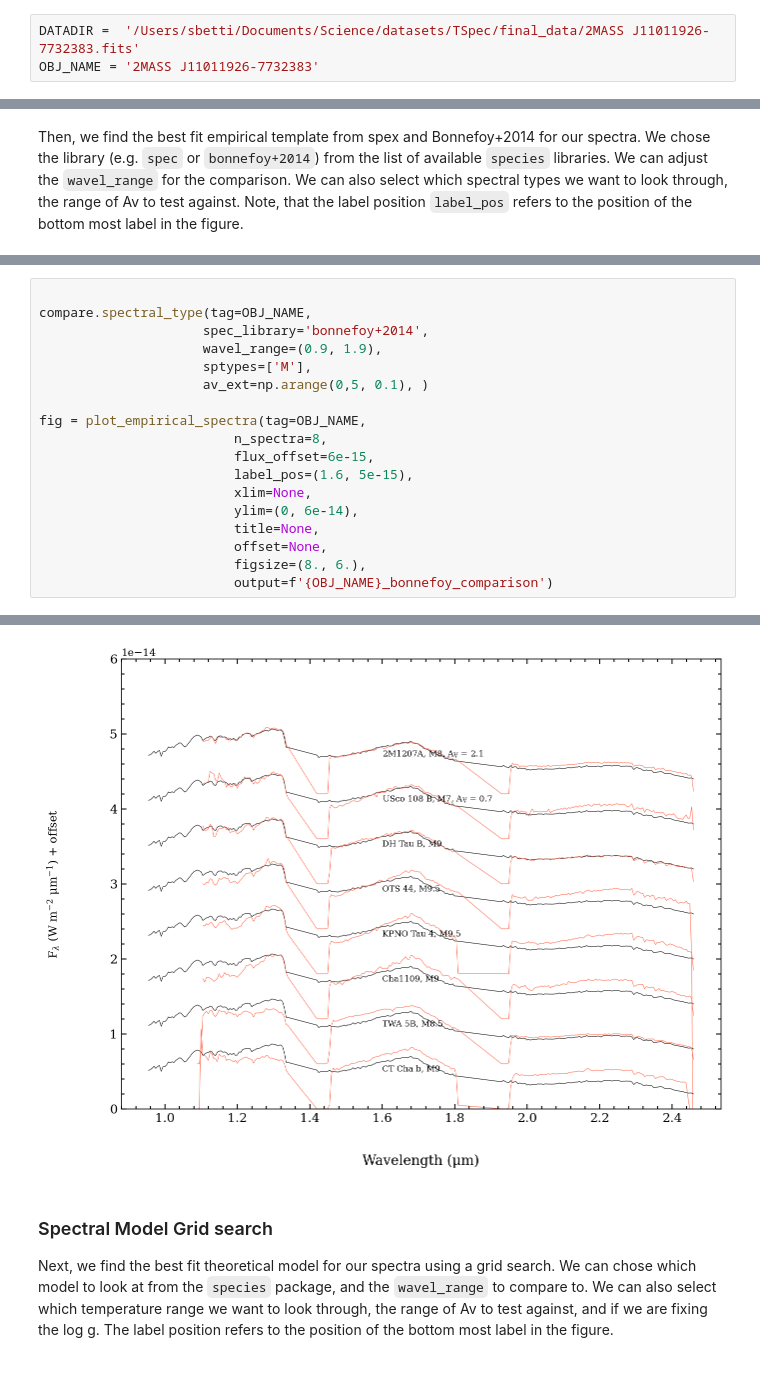
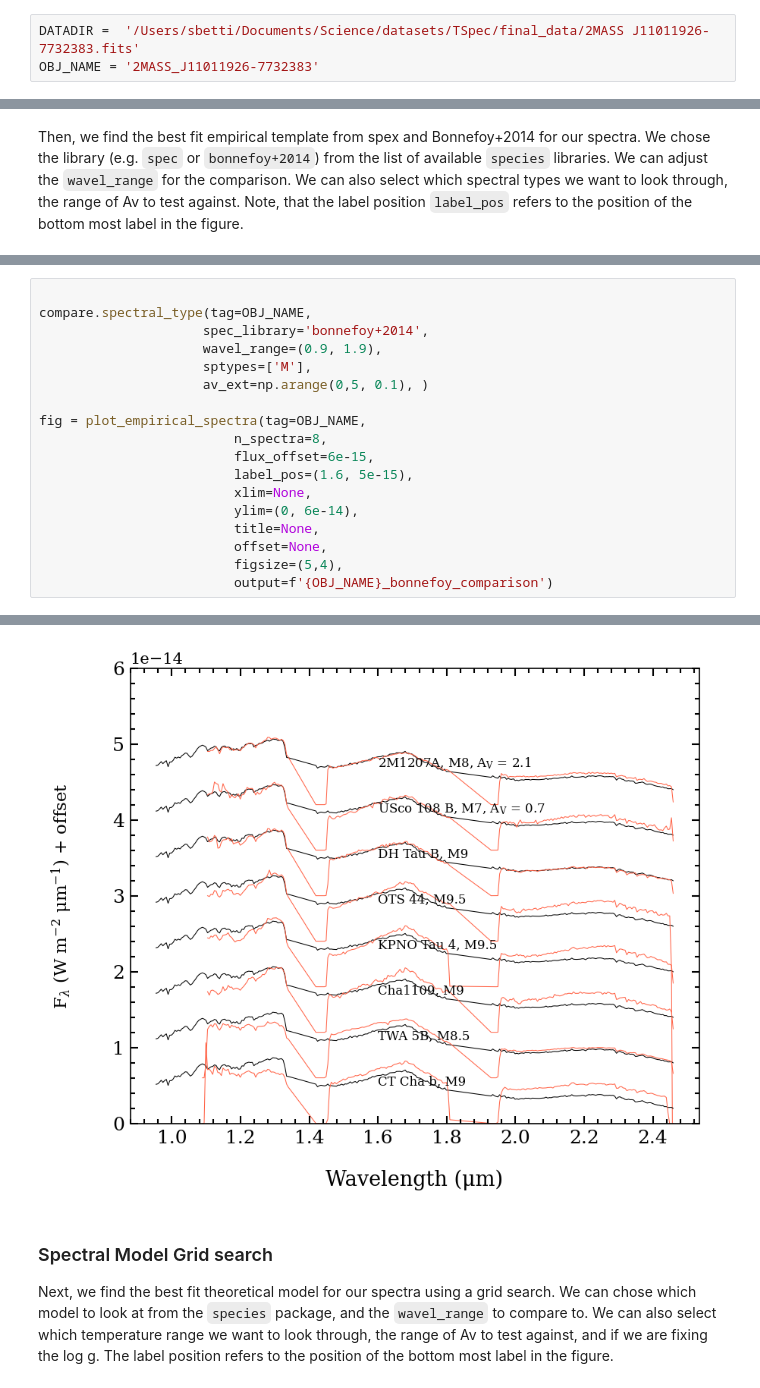
Before and after one commit to sbetti22/bdfit, a Jupyter notebook: example/bdfit_species_tutorial.ipynb, the cells around one changed output, grey strips where cells are left out. Saved outputs shown, nothing was run; the diff lists cells and outputs as text.

````diff
--- a/example/bdfit_species_tutorial.ipynb
+++ b/example/bdfit_species_tutorial.ipynb
@@ -45,7 +45,7 @@ from specutils import Spectrum1D
 Determine the path to your spectra and the object name.  The spectra can be in any format because we are going to re-save it in a simple ```.dat``` file.
 # %%
 DATADIR =  '/Users/sbetti/Documents/Science/datasets/TSpec/final_data/2MASS J11011926-7732383.fits'
-OBJ_NAME = '2MASS J11011926-7732383'
+OBJ_NAME = '2MASS_J11011926-7732383'
 # %% [markdown]
 Here, we read the FITS file with ```astropy```.  For simplicity, we bin our data to R~500 and extract the full spectra and the spectra up to 1.9μm.  We only want the real values for fitting (no ```NaN```s or ```INF```s)
 
@@ -224,7 +248,7 @@ fig = plot_empirical_spectra(tag=OBJ_NAME,
                          ylim=(0, 6e-14),
                          title=None,
                          offset=None,
-                         figsize=(8., 6.),
+                         figsize=(5,4),
                          output=f'{OBJ_NAME}_bonnefoy_comparison')
 # %% [output]
 Processing spectra... [DONE]
@@ -247,4 +271,4 @@ Plotting empirical spectra comparison: 2MASS J11011926-7732383_bonnefoy_comparis
-[figure, old version]
+[figure, new version]
 # %% [markdown]
 ### Spectral Model Grid search
 
````
Also changed, not shown: parts of 25 cells of this notebook, 2 other files.
